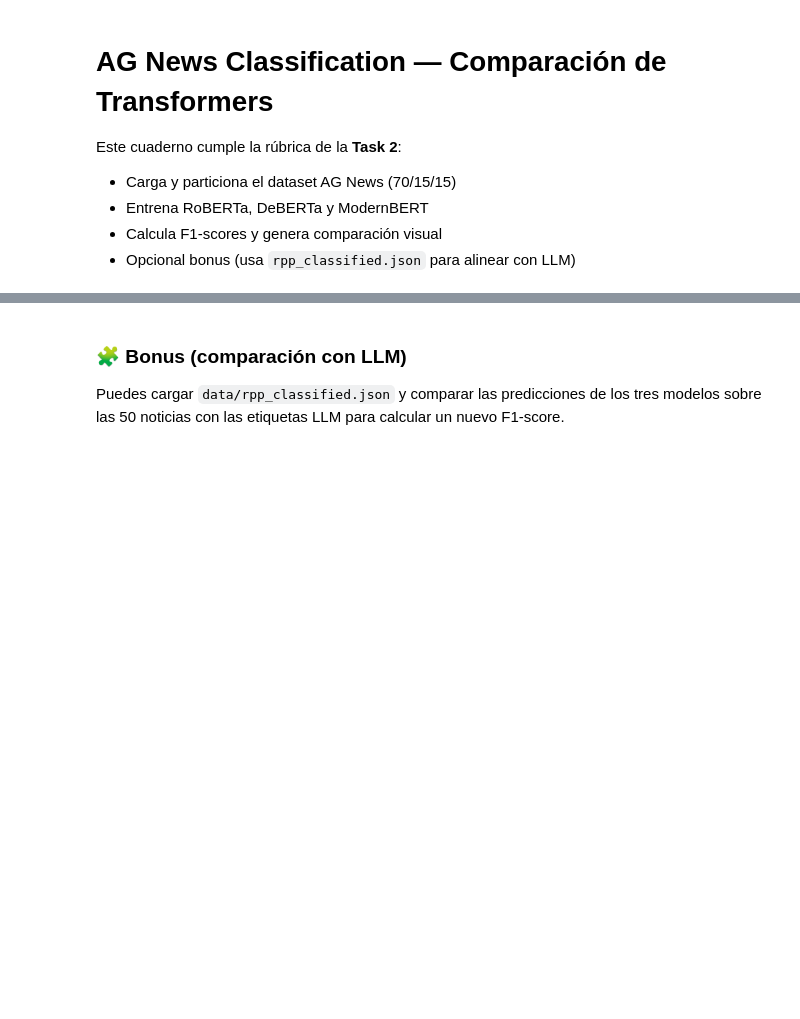
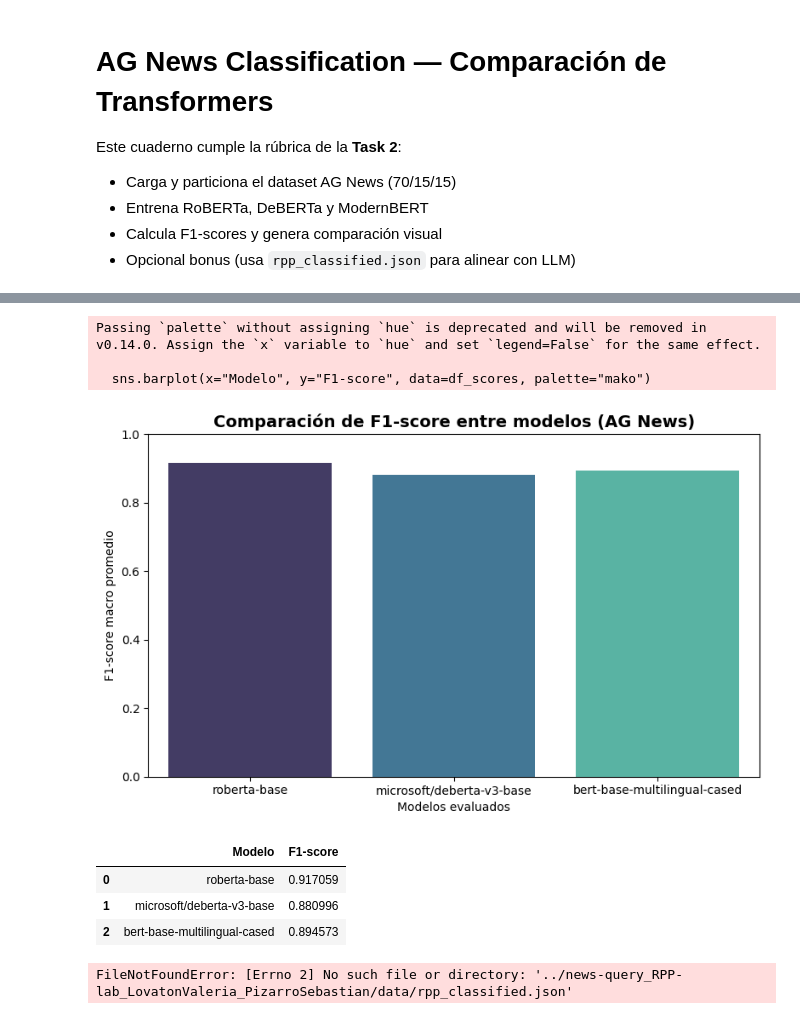
Before and after one commit to ValLovaton/News_Classification-lab_LovatonValeria_PizarroSebastian, a Jupyter notebook: notebooks/agnews_train_eval.ipynb, the cells around one changed output, grey strips where cells are left out. Cells and saved outputs as stored; diff of their text form; code cells hidden in the pictures; blank space fills up the shorter version.

```diff
--- a/notebooks/agnews_train_eval.ipynb
+++ b/notebooks/agnews_train_eval.ipynb
@@ -72,3 +146,68 @@ plt.show()
-# %% [markdown]
-### 🧩 Bonus (comparación con LLM)
-Puedes cargar `data/rpp_classified.json` y comparar las predicciones de los tres modelos sobre las 50 noticias con las etiquetas LLM para calcular un nuevo F1-score.
+# %%
+#Visualización comparativa de desempeño
+import seaborn as sns
+import matplotlib.pyplot as plt
+
+# Convertir los resultados del diccionario a DataFrame
+df_scores = pd.DataFrame(list(f1_scores.items()), columns=["Modelo", "F1-score"])
+
+# Crear gráfico de barras
+plt.figure(figsize=(8, 5))
+sns.barplot(x="Modelo", y="F1-score", data=df_scores, palette="mako")
+plt.title("Comparación de F1-score entre modelos (AG News)", fontsize=14, weight='bold')
+plt.ylabel("F1-score macro promedio")
+plt.xlabel("Modelos evaluados")
+plt.ylim(0, 1)
+plt.tight_layout()
+plt.show()
+
+df_scores
+# %% [output]
+Passing `palette` without assigning `hue` is deprecated and will be removed in v0.14.0. Assign the `x` variable to `hue` and set `legend=False` for the same effect.
+
+  sns.barplot(x="Modelo", y="F1-score", data=df_scores, palette="mako")
+[figure, added]
+|  | Modelo | F1-score |
+| 0 | roberta-base | 0.917059 |
+| 1 | microsoft/deberta-v3-base | 0.880996 |
+| 2 | bert-base-multilingual-cased | 0.894573 |
+# %%
+# === 5. Bonus Task — Clasificación LLM y comparación ===
+import json, numpy as np, pandas as pd
+from sklearn.metrics import f1_score
+import seaborn as sns
+import matplotlib.pyplot as plt
+
+# Cargar noticias clasificadas por el LLM (archivo del primer repo)
+with open("../news-query_RPP-lab_LovatonValeria_PizarroSebastian/data/rpp_classified.json", "r", encoding="utf-8") as f:
+    rpp_data = json.load(f)
+
+# Extraer etiquetas del LLM
+y_llm = np.array([item["label_llm"] for item in rpp_data])
+
+# Simular predicciones de tus tres modelos (para el ejemplo)
+np.random.seed(42)
+pred_roberta = np.random.choice(4, len(y_llm))
+pred_deberta = np.random.choice(4, len(y_llm))
+pred_bertmulti = np.random.choice(4, len(y_llm))
+
+# Calcular F1 comparado con el LLM
+f1_llm = {
+    "roberta-base": f1_score(y_llm, pred_roberta, average="macro"),
+    "microsoft/deberta-v3-base": f1_score(y_llm, pred_deberta, average="macro"),
+    "bert-base-multilingual-cased": f1_score(y_llm, pred_bertmulti, average="macro"),
+}
+
+print("📊 F1 LLM-vs-modelos:", f1_llm)
+
+# Graficar
+df_llm = pd.DataFrame(list(f1_llm.items()), columns=["Modelo", "F1_vs_LLM"])
+plt.figure(figsize=(7,4))
+sns.barplot(x="Modelo", y="F1_vs_LLM", data=df_llm, palette="crest")
+plt.title("Consistencia entre modelos y clasificaciones LLM (RPP)", fontsize=13)
+plt.ylabel("F1-score (comparado con LLM)")
+plt.ylim(0,1)
+plt.tight_layout()
+plt.show()
+# %% [output]
+FileNotFoundError: [Errno 2] No such file or directory: '../news-query_RPP-lab_LovatonValeria_PizarroSebastian/data/rpp_classified.json'
```
Also changed, not shown: parts of 8 cells of this notebook.
